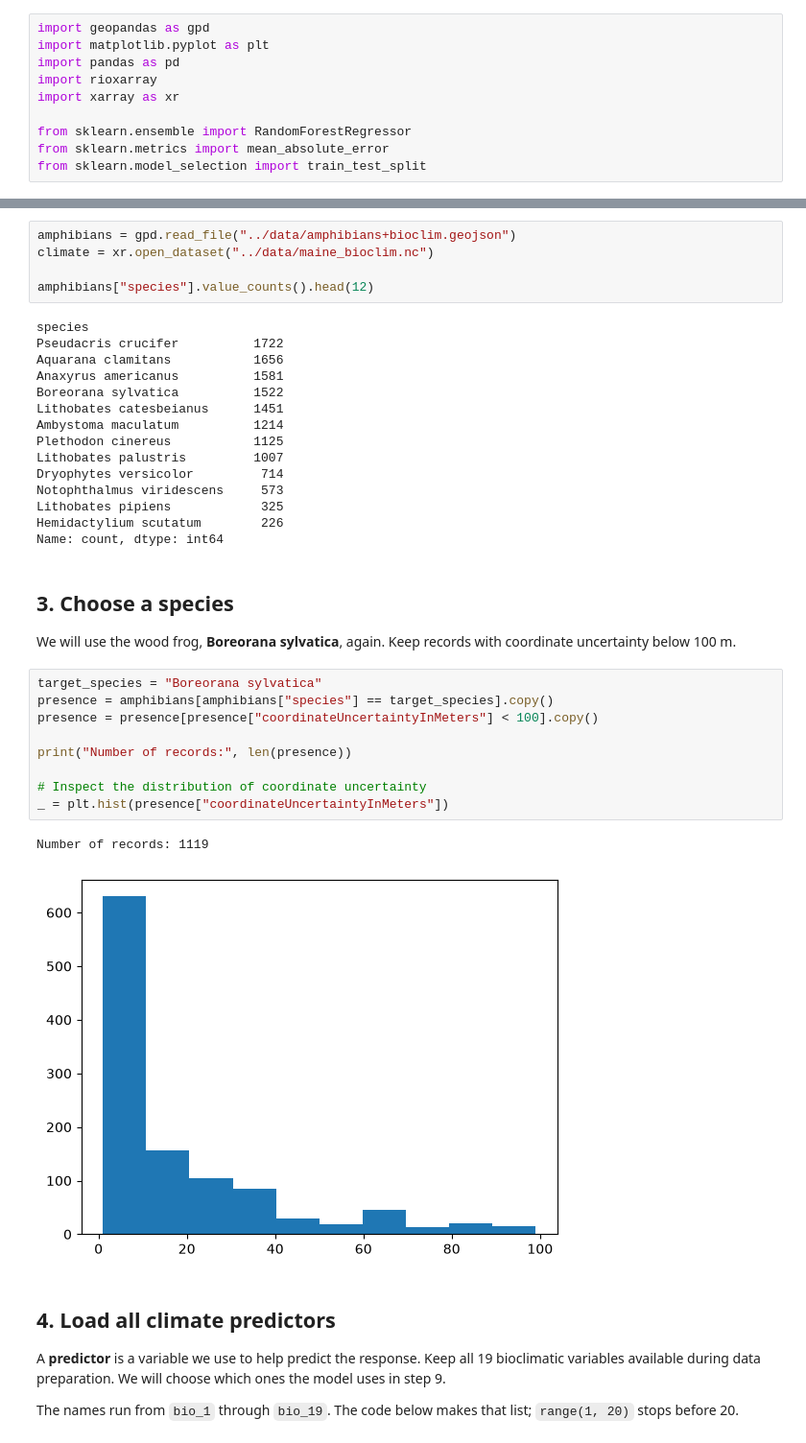
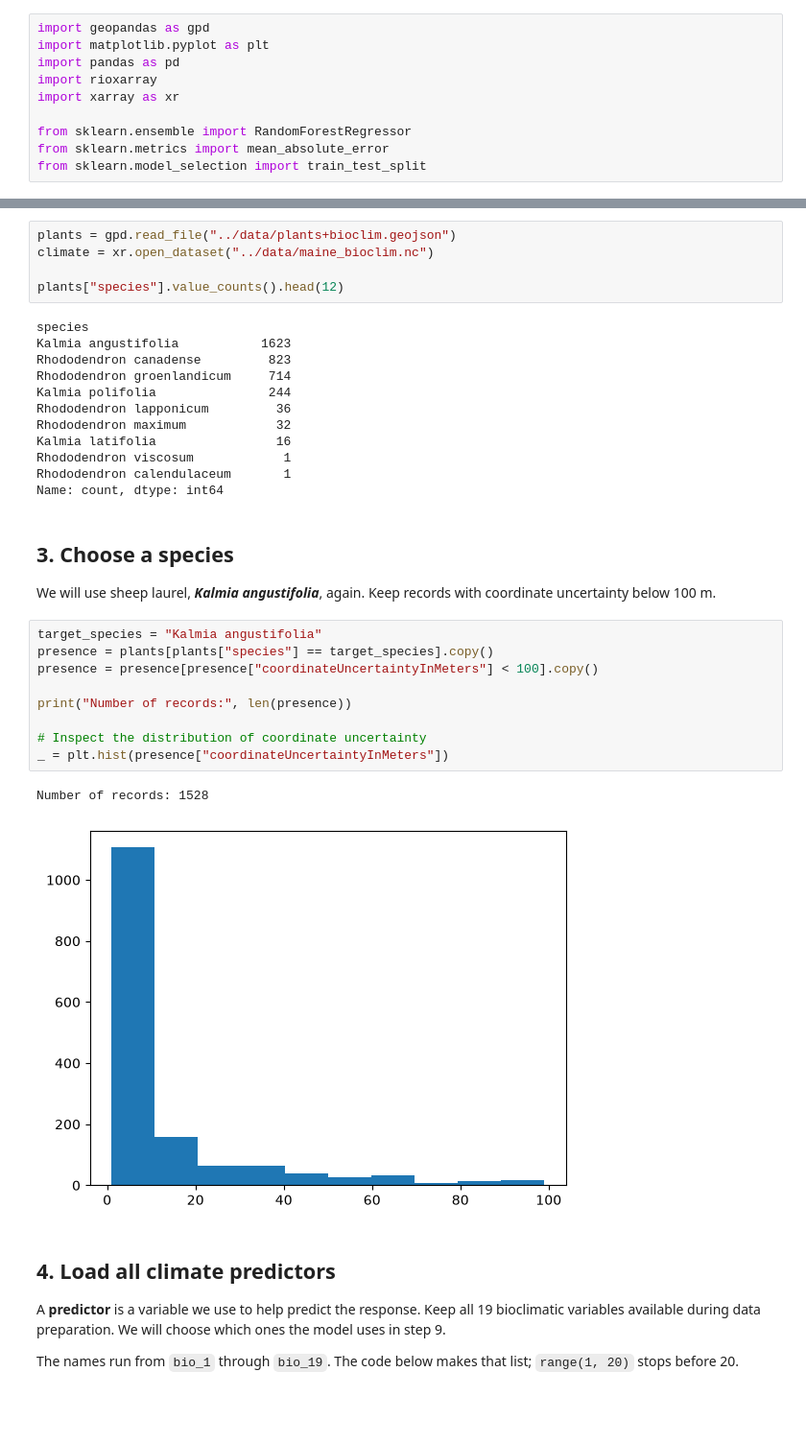
Before and after one commit to Braeclin/BIO597-SpatialBiodiversity, a Jupyter notebook: docs/labs/Lab07-MachineLearningSDM.ipynb, the cells around one changed output, grey strips where cells are left out. Shown at 96% size. Saved outputs shown, nothing was run; the diff lists cells and outputs as text; blank space fills up the shorter version.

Commit message:
lab07 added plants

```diff
--- a/docs/labs/Lab07-MachineLearningSDM.ipynb
+++ b/docs/labs/Lab07-MachineLearningSDM.ipynb
@@ -56,39 +36,36 @@ The GeoJSON contains amphibian records and their climate values. The NetCDF cont
 # %%
-amphibians = gpd.read_file("../data/amphibians+bioclim.geojson")
+plants = gpd.read_file("../data/plants+bioclim.geojson")
 climate = xr.open_dataset("../data/maine_bioclim.nc")
 
-amphibians["species"].value_counts().head(12)
+plants["species"].value_counts().head(12)
 # %% [output]
 species
-Pseudacris crucifer          1722
-Aquarana clamitans           1656
-Anaxyrus americanus          1581
-Boreorana sylvatica          1522
-Lithobates catesbeianus      1451
-Ambystoma maculatum          1214
-Plethodon cinereus           1125
-Lithobates palustris         1007
-Dryophytes versicolor         714
-Notophthalmus viridescens     573
-Lithobates pipiens            325
-Hemidactylium scutatum        226
+Kalmia angustifolia           1623
+Rhododendron canadense         823
+Rhododendron groenlandicum     714
+Kalmia polifolia               244
+Rhododendron lapponicum         36
+Rhododendron maximum            32
+Kalmia latifolia                16
+Rhododendron viscosum            1
+Rhododendron calendulaceum       1
 Name: count, dtype: int64
 # %% [markdown]
 ## 3. Choose a species
 
-We will use the wood frog, **Boreorana sylvatica**, again. Keep records with coordinate uncertainty below 100 m.
+We will use sheep laurel, ***Kalmia angustifolia***, again. Keep records with coordinate uncertainty below 100 m.
 # %%
-target_species = "Boreorana sylvatica"
-presence = amphibians[amphibians["species"] == target_species].copy()
+target_species = "Kalmia angustifolia"
+presence = plants[plants["species"] == target_species].copy()
 presence = presence[presence["coordinateUncertaintyInMeters"] < 100].copy()
 
 print("Number of records:", len(presence))
 
 # Inspect the distribution of coordinate uncertainty
 _ = plt.hist(presence["coordinateUncertaintyInMeters"])
 # %% [output]
-Number of records: 1119
+Number of records: 1528
-[figure, old version]
+[figure, new version]
 # %% [markdown]
 ## 4. Load all climate predictors
 
```
Also changed, not shown: parts of 15 cells of this notebook.
